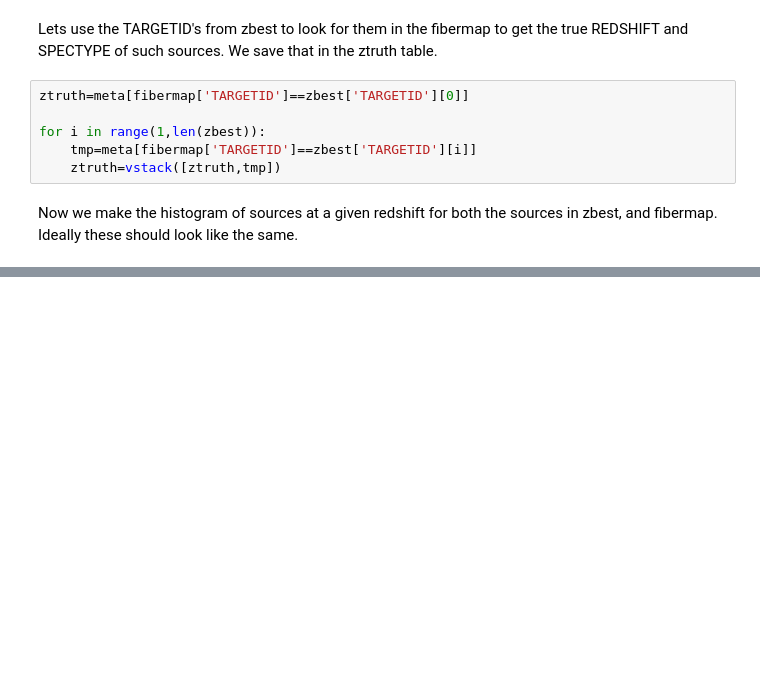
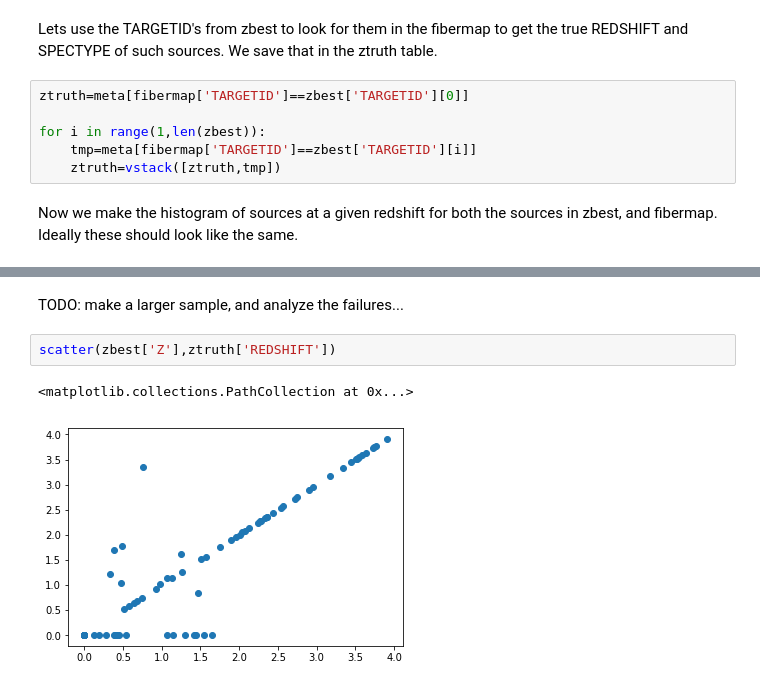
Before and after one commit to alxogm/desitutorials, a Jupyter notebook: Lya_quasar_sims_and_redrock_MB.ipynb, the cells around one changed output, grey strips where cells are left out. Saved outputs shown, nothing was run; the diff lists cells and outputs as text; blank space fills up the shorter version.

```diff
--- a/Lya_quasar_sims_and_redrock_MB.ipynb
+++ b/Lya_quasar_sims_and_redrock_MB.ipynb
@@ -361,0 +381,7 @@ TODO: make a larger sample, and analyze the failures...
+# %% [markdown]
+TODO: make a larger sample, and analyze the failures...
+# %%
+scatter(zbest['Z'],ztruth['REDSHIFT'])
+# %% [output]
+<matplotlib.collections.PathCollection at 0x...>
+[figure, added]
```
Also changed, not shown: parts of 15 cells of this notebook, 1 other file.
